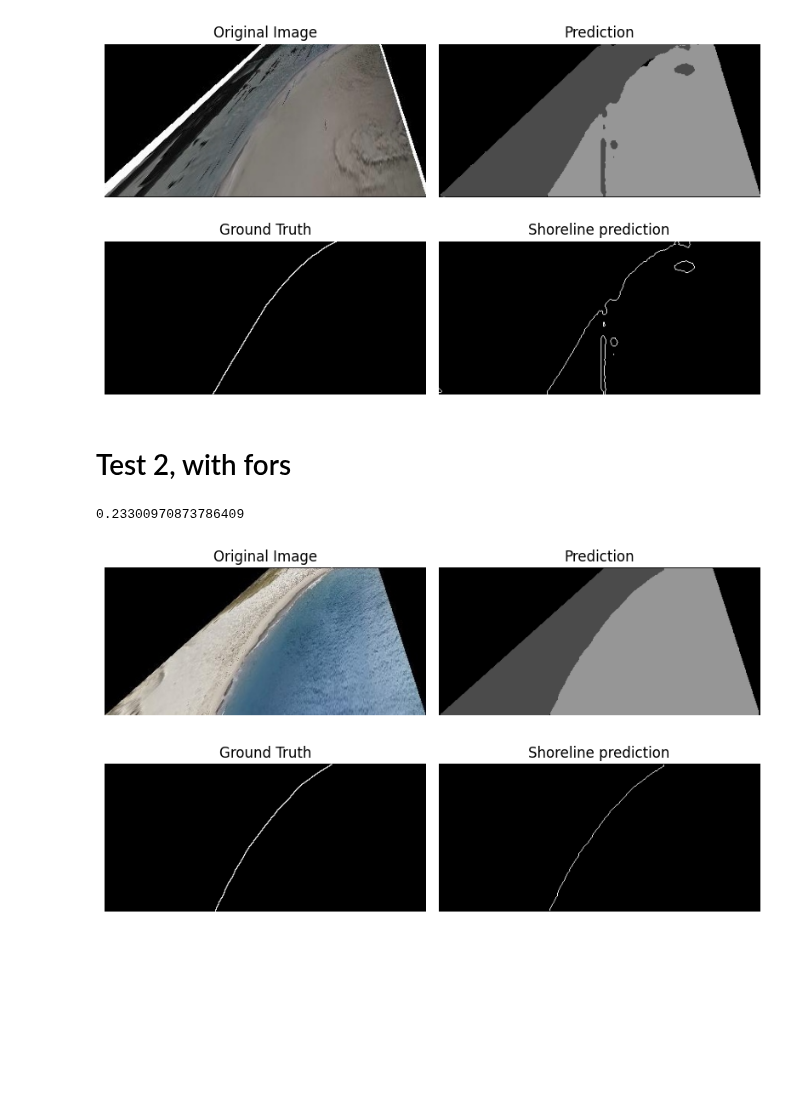
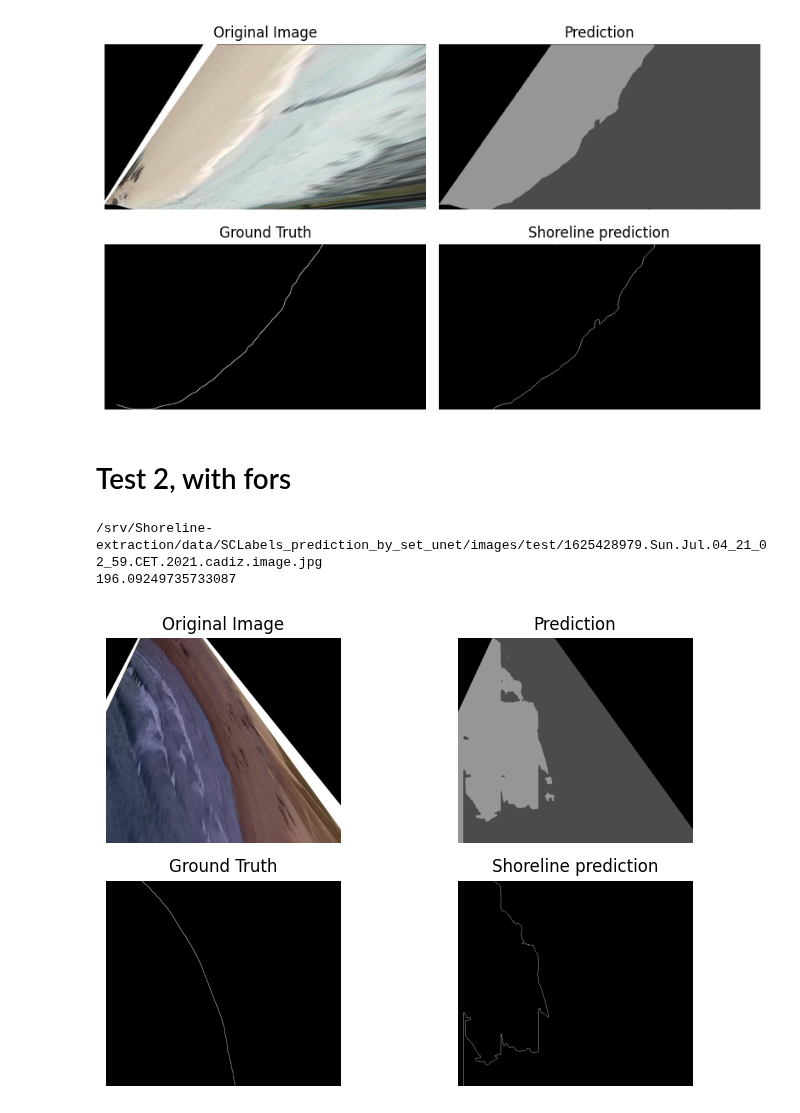
Before and after one commit to OliverJosep/Shoreline-extraction, a Jupyter notebook: notebooks/post-validation/compute_distance.ipynb, the cells around one changed output. Drawn from its saved outputs; the diff is of its cells as text; code cells hidden in the pictures; blank space fills up the shorter version.

```diff
--- a/notebooks/post-validation/compute_distance.ipynb
+++ b/notebooks/post-validation/compute_distance.ipynb
@@ -113,7 +113,7 @@ def transform_mask_to_shoreline(pred_path, no_data=0, landward=75):
 
     return shoreline, contours
 # %%
-index = 4
+index = 12
 img = data["test"]["images"][index]
 ground_truth = data["test"]["ground_truth"][index]
 pred_path = data["test"]["predicted_mask"][index]
@@ -158,7 +158,7 @@ axes[1][1].axis("off")
 plt.tight_layout()
 plt.show()
 # %% [output]
-[figure, old version]
+[figure, new version]
 # %%
 def chamfer_distance(pred, ground_truth):
     dist_transform = distance_transform_edt(1 - ground_truth)
@@ -244,10 +244,12 @@ def transform_mask_to_shoreline2(pred_path, no_data=0, landward=75, seaward=150)
 
     # return shoreline
 # %%
-index = 102 # 85 # 160
+index = 85 # 85 # 160 # 102
 img = data["test"]["images"][index]
 ground_truth = data["test"]["ground_truth"][index]
 pred_path = data["test"]["predicted_mask"][index]
+
+print(img)
 
 img = cv2.imread(img)
 img = cv2.cvtColor(img, cv2.COLOR_BGR2RGB)
@@ -257,35 +259,36 @@ ground_truth = transform_to_binary(ground_truth, 255)
 pred = transform_mask_to_shoreline2(pred_path = pred_path)
 # ground_truth = cv2.cvtColor(ground_truth, cv2.COLOR_GRAY2RGB)
 print(chamfer_distance(pred, ground_truth))
 
 # aux_img = np.zeros_like(img)
 # aux_img = draw_contours(aux_img, contours)
 
 fig, axes = plt.subplots(2, 2, figsize=(8, 5))
 
 
 # Mostra cada imatge en un subplot
 axes[0][0].imshow(img)
 axes[0][0].set_title("Original Image")
 axes[0][0].axis("off")
 
 axes[0][1].imshow(cv2.imread(pred_path), cmap="gray")
 axes[0][1].set_title("Prediction")
 axes[0][1].axis("off")
 
 axes[1][0].imshow(ground_truth, cmap="gray")
 axes[1][0].set_title("Ground Truth")
 axes[1][0].axis("off")
 
 axes[1][1].imshow(pred, cmap="gray")
 axes[1][1].set_title("Shoreline prediction")
 axes[1][1].axis("off")
 
 plt.tight_layout()
 plt.show()
 # %% [output]
-0.23300970873786409
+/srv/Shoreline-extraction/data/SCLabels_prediction_by_set_unet/images/test/1625428979.Sun.Jul.04_21_02_59.CET.2021.cadiz.image.jpg
+196.09249735733087
-[figure, old version]
+[figure, new version]
 # %%
 def chamfer_distance(pred, ground_truth):
     dist_transform = distance_transform_edt(1 - ground_truth)
```
Also changed, not shown: parts of 1 cell of this notebook, 13 other files.
